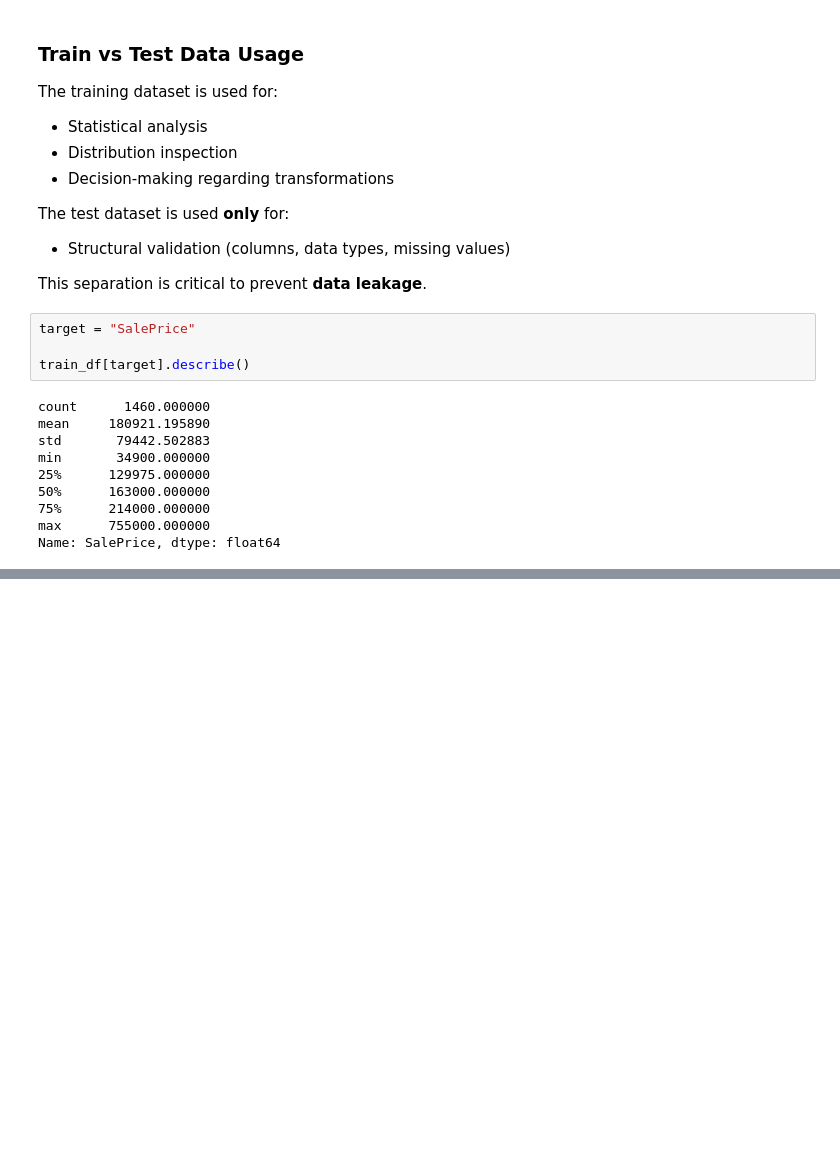
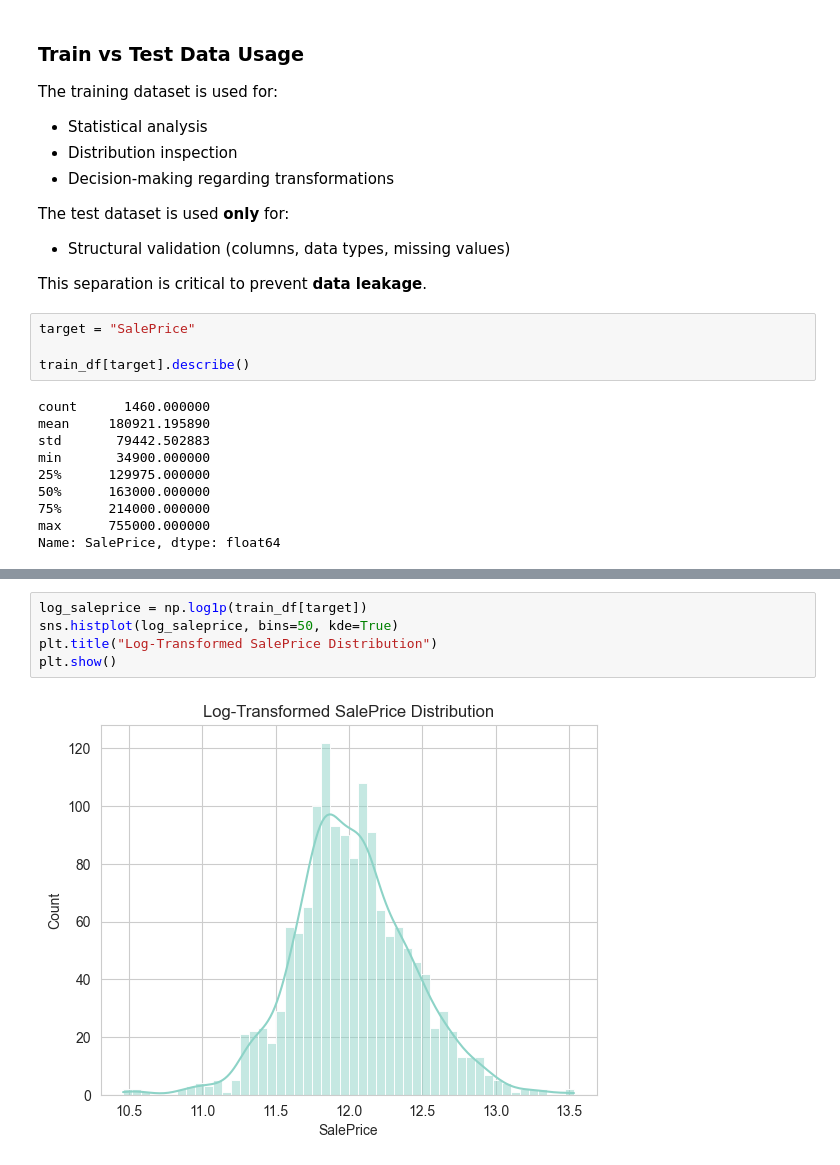
Before and after one commit to JoaoPedroOlavo/End-to-End-Machine-Learning-Project-House-Price-Prediction, a Jupyter notebook: notebooks/01_eda.ipynb, the cells around one changed output, grey strips where cells are left out. Cells and saved outputs as stored; diff of their text form; blank space fills up the shorter version.

```diff
--- a/notebooks/01_eda.ipynb
+++ b/notebooks/01_eda.ipynb
@@ -61,0 +92,7 @@ Name: SalePrice, dtype: float64
+# %%
+log_saleprice = np.log1p(train_df[target])
+sns.histplot(log_saleprice, bins=50, kde=True)
+plt.title("Log-Transformed SalePrice Distribution")
+plt.show()
+# %% [output]
+[figure, added]
```
Also changed, not shown: parts of 6 cells of this notebook.
